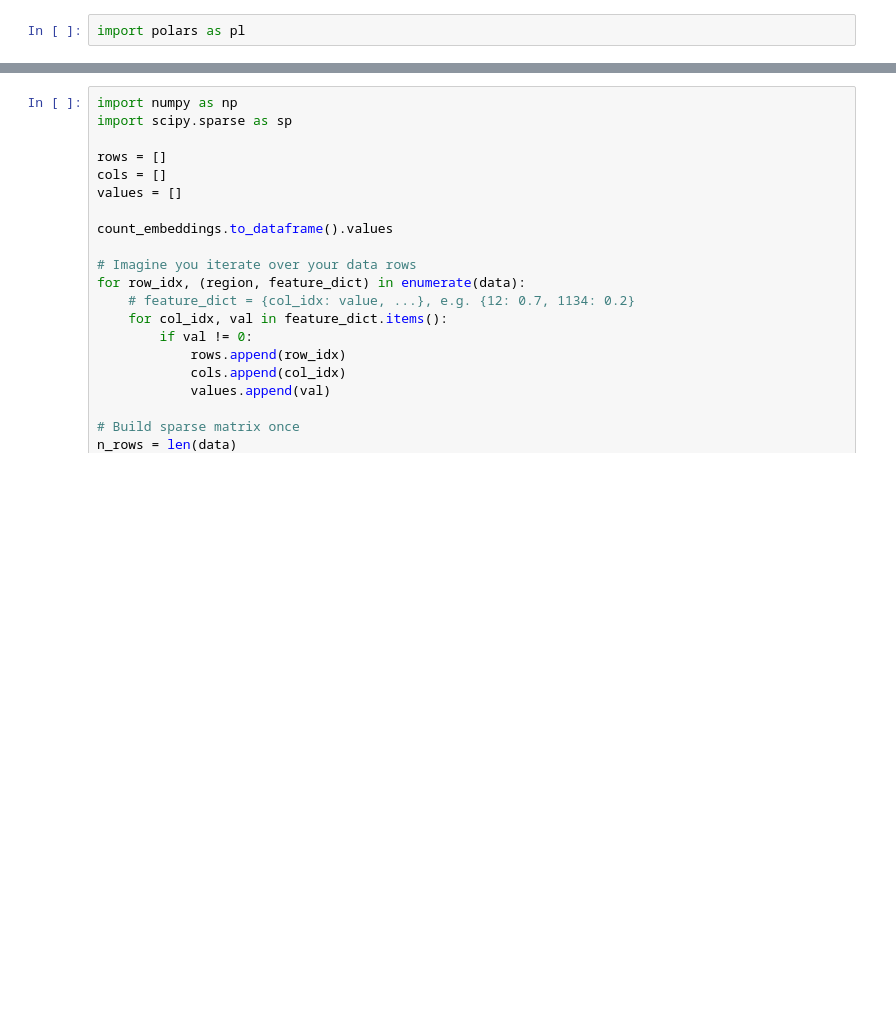
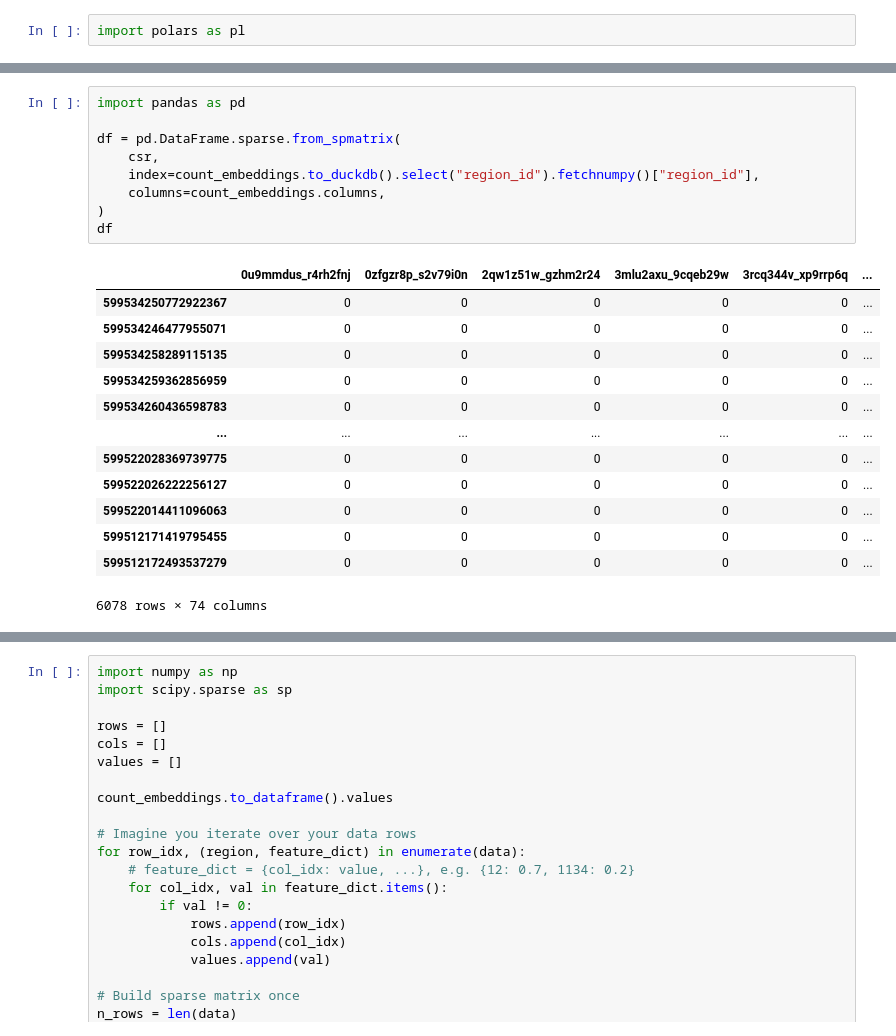
Before and after one commit to kraina-ai/srai, a Jupyter notebook: srai/embedders/test_count_emb.ipynb, the cells around one changed output, grey strips where cells are left out. Cells and saved outputs as stored; diff of their text form; blank space fills up the shorter version.

```diff
--- a/srai/embedders/test_count_emb.ipynb
+++ b/srai/embedders/test_count_emb.ipynb
@@ -91,0 +166,23 @@ for batch in count_embeddings.to_duckdb(with_row_number=True).fetch_arrow_reader
+# %%
+import pandas as pd
+
+df = pd.DataFrame.sparse.from_spmatrix(
+    csr,
+    index=count_embeddings.to_duckdb().select("region_id").fetchnumpy()["region_id"],
+    columns=count_embeddings.columns,
+)
+df
+# %% [output]
+|  | 0u9mmdus_r4rh2fnj | 0zfgzr8p_s2v79i0n | 2qw1z51w_gzhm2r24 | 3mlu2axu_9cqeb29w | 3rcq344v_xp9rrp6q | ... |
+| 599534250772922367 | 0 | 0 | 0 | 0 | 0 | ... |
+| 599534246477955071 | 0 | 0 | 0 | 0 | 0 | ... |
+| 599534258289115135 | 0 | 0 | 0 | 0 | 0 | ... |
+| 599534259362856959 | 0 | 0 | 0 | 0 | 0 | ... |
+| 599534260436598783 | 0 | 0 | 0 | 0 | 0 | ... |
+| ... | ... | ... | ... | ... | ... | ... |
+| 599522028369739775 | 0 | 0 | 0 | 0 | 0 | ... |
+| 599522026222256127 | 0 | 0 | 0 | 0 | 0 | ... |
+| 599522014411096063 | 0 | 0 | 0 | 0 | 0 | ... |
+| 599512171419795455 | 0 | 0 | 0 | 0 | 0 | ... |
+| 599512172493537279 | 0 | 0 | 0 | 0 | 0 | ... |
+6078 rows × 74 columns
```
Also changed, not shown: parts of 22 cells of this notebook.
